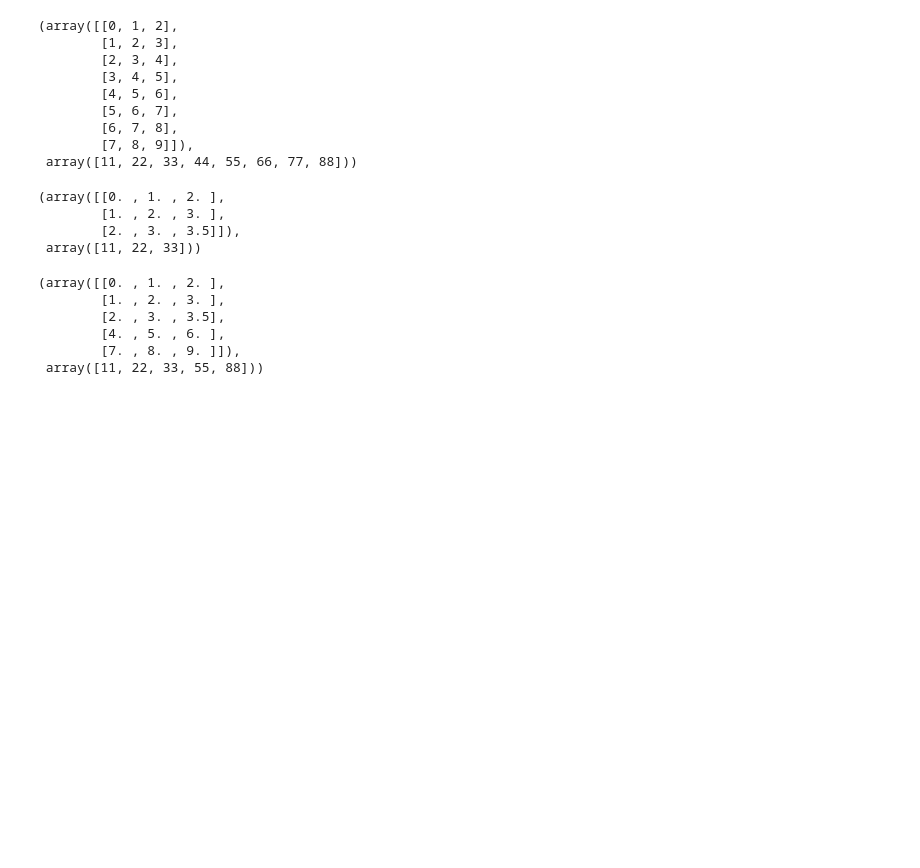
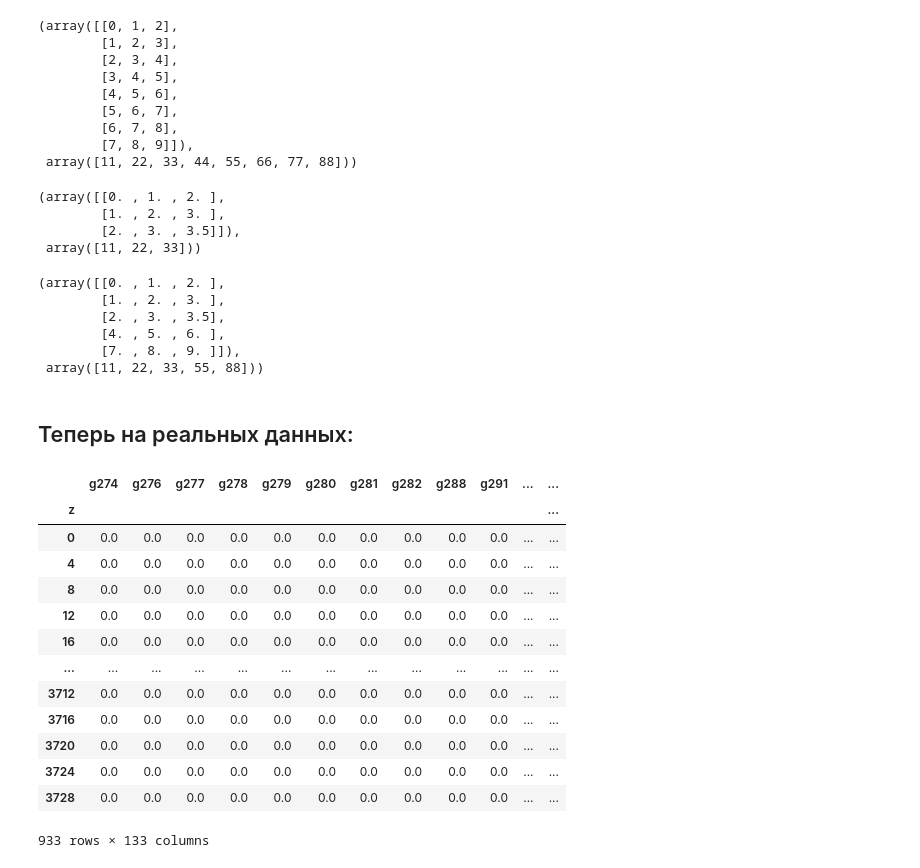
Before and after one commit to AnastasiaButus/Interpolation-of-logging-curves, a Jupyter notebook: 2__Proc_data/Slicing_data/Slicing.ipynb, the cells around one changed output. Drawn from its saved outputs; the diff is of its cells as text; code cells hidden in the pictures; blank space fills up the shorter version.

```diff
--- a/2__Proc_data/Slicing_data/Slicing.ipynb
+++ b/2__Proc_data/Slicing_data/Slicing.ipynb
@@ -44,3 +45,33 @@ m_x_sl, m_y_sl
         [4. , 5. , 6. ],
         [7. , 8. , 9. ]]),
  array([11, 22, 33, 55, 88]))
+# %% [markdown]
+## Теперь на реальных данных:
+# %%
+PATH_TO_SEISM = "../Reindex_seism.csv"
+PATH_TO_GIS = "../Reindex_GIS.xlsx"
+
+df_seisma = pd.read_csv(PATH_TO_SEISM, sep=";")
+df_seisma.set_index("Unnamed: 0", inplace=True)
+df_seisma.index.name = "z"
+
+df_gis = pd.read_excel(PATH_TO_GIS)
+df_gis.set_index("Depth", inplace=True)
+df_gis.index.name = "z"
+# %%
+df_seisma
+# %% [output]
+|  | g274 | g276 | g277 | g278 | g279 | g280 | g281 | g282 | g288 | g291 | ... | ... |
+| z |  |  |  |  |  |  |  |  |  |  |  | ... |
+| 0 | 0.0 | 0.0 | 0.0 | 0.0 | 0.0 | 0.0 | 0.0 | 0.0 | 0.0 | 0.0 | ... | ... |
+| 4 | 0.0 | 0.0 | 0.0 | 0.0 | 0.0 | 0.0 | 0.0 | 0.0 | 0.0 | 0.0 | ... | ... |
+| 8 | 0.0 | 0.0 | 0.0 | 0.0 | 0.0 | 0.0 | 0.0 | 0.0 | 0.0 | 0.0 | ... | ... |
+| 12 | 0.0 | 0.0 | 0.0 | 0.0 | 0.0 | 0.0 | 0.0 | 0.0 | 0.0 | 0.0 | ... | ... |
+| 16 | 0.0 | 0.0 | 0.0 | 0.0 | 0.0 | 0.0 | 0.0 | 0.0 | 0.0 | 0.0 | ... | ... |
+| ... | ... | ... | ... | ... | ... | ... | ... | ... | ... | ... | ... | ... |
+| 3712 | 0.0 | 0.0 | 0.0 | 0.0 | 0.0 | 0.0 | 0.0 | 0.0 | 0.0 | 0.0 | ... | ... |
+| 3716 | 0.0 | 0.0 | 0.0 | 0.0 | 0.0 | 0.0 | 0.0 | 0.0 | 0.0 | 0.0 | ... | ... |
+| 3720 | 0.0 | 0.0 | 0.0 | 0.0 | 0.0 | 0.0 | 0.0 | 0.0 | 0.0 | 0.0 | ... | ... |
+| 3724 | 0.0 | 0.0 | 0.0 | 0.0 | 0.0 | 0.0 | 0.0 | 0.0 | 0.0 | 0.0 | ... | ... |
+| 3728 | 0.0 | 0.0 | 0.0 | 0.0 | 0.0 | 0.0 | 0.0 | 0.0 | 0.0 | 0.0 | ... | ... |
+933 rows × 133 columns
```
Also changed, not shown: parts of 12 cells of this notebook, 3 other files.
